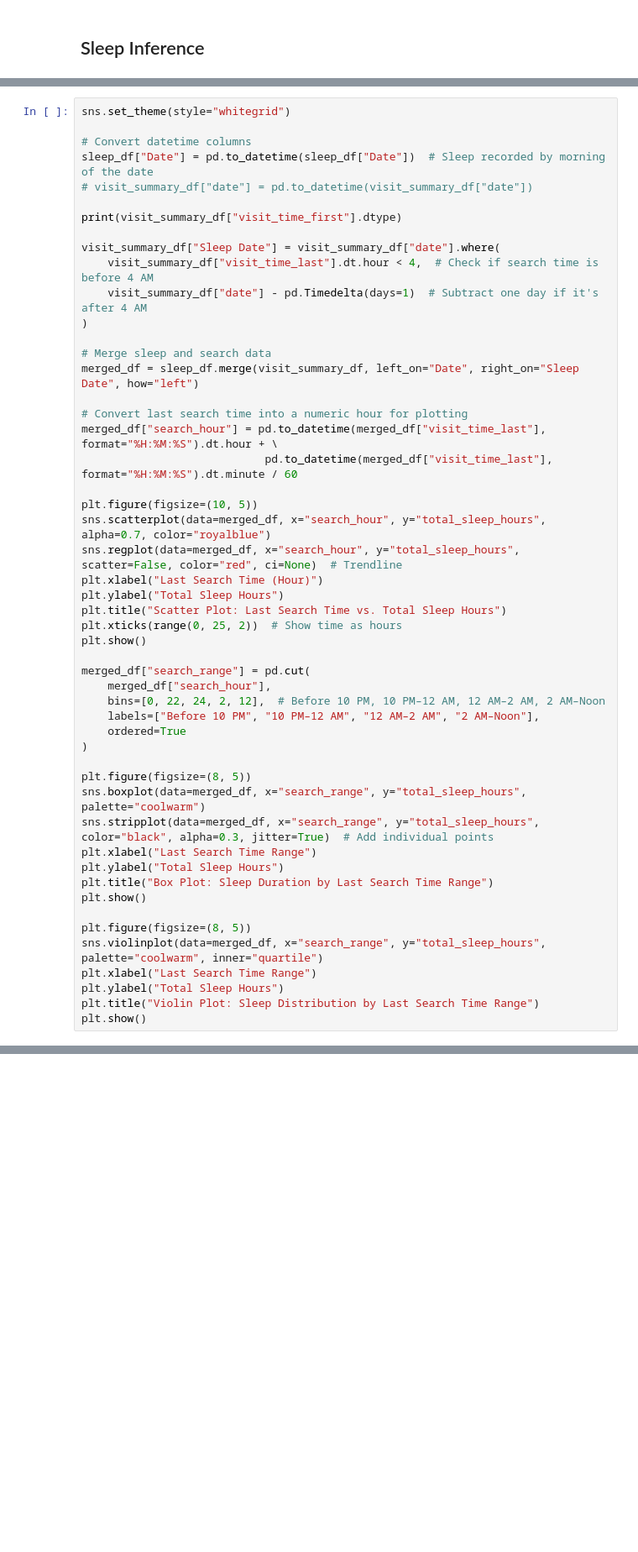
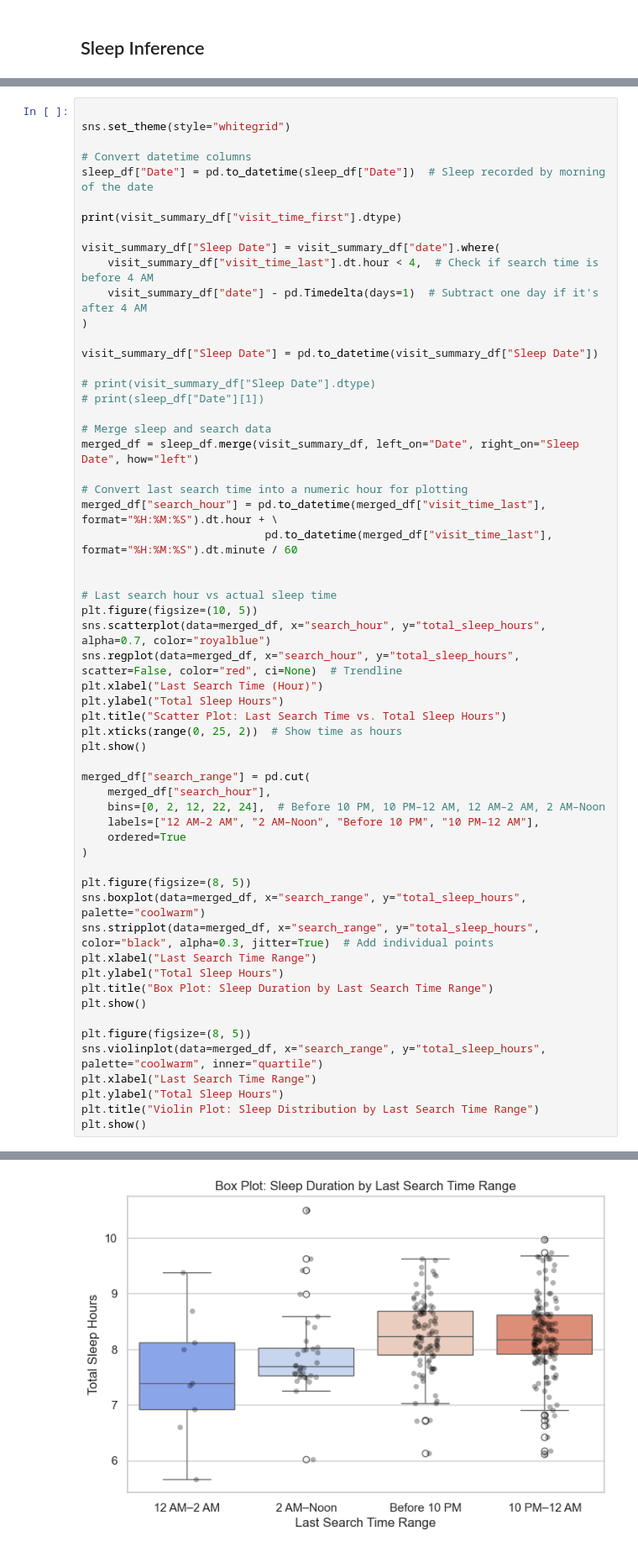
Before and after one commit to elaine-zhang12/google_takeout_sleep, a Jupyter notebook: elaine_sleep_inference.ipynb, the cells around one changed output, grey strips where cells are left out. Shown at 84% size. Cells and saved outputs as stored; diff of their text form; blank space fills up the shorter version.

```diff
--- a/elaine_sleep_inference.ipynb
+++ b/elaine_sleep_inference.ipynb
@@ -132,9 +131,9 @@ datetime64[ns]
 # %%
+
 sns.set_theme(style="whitegrid")
 
 # Convert datetime columns
 sleep_df["Date"] = pd.to_datetime(sleep_df["Date"])  # Sleep recorded by morning of the date
-# visit_summary_df["date"] = pd.to_datetime(visit_summary_df["date"])
 
 print(visit_summary_df["visit_time_first"].dtype)
 
@@ -143,6 +142,11 @@ visit_summary_df["Sleep Date"] = visit_summary_df["date"].where(
     visit_summary_df["date"] - pd.Timedelta(days=1)  # Subtract one day if it's after 4 AM
 )
 
+visit_summary_df["Sleep Date"] = pd.to_datetime(visit_summary_df["Sleep Date"])
+
+# print(visit_summary_df["Sleep Date"].dtype)
+# print(sleep_df["Date"][1])
+
 # Merge sleep and search data
 merged_df = sleep_df.merge(visit_summary_df, left_on="Date", right_on="Sleep Date", how="left")
 
@@ -150,6 +154,8 @@ merged_df = sleep_df.merge(visit_summary_df, left_on="Date", right_on="Sleep Dat
 merged_df["search_hour"] = pd.to_datetime(merged_df["visit_time_last"], format="%H:%M:%S").dt.hour + \
                             pd.to_datetime(merged_df["visit_time_last"], format="%H:%M:%S").dt.minute / 60
 
+
+# Last search hour vs actual sleep time
 plt.figure(figsize=(10, 5))
 sns.scatterplot(data=merged_df, x="search_hour", y="total_sleep_hours", alpha=0.7, color="royalblue")
 sns.regplot(data=merged_df, x="search_hour", y="total_sleep_hours", scatter=False, color="red", ci=None)  # Trendline
@@ -161,8 +167,8 @@ plt.show()
 
 merged_df["search_range"] = pd.cut(
     merged_df["search_hour"],
-    bins=[0, 22, 24, 2, 12],  # Before 10 PM, 10 PM–12 AM, 12 AM–2 AM, 2 AM–Noon
-    labels=["Before 10 PM", "10 PM–12 AM", "12 AM–2 AM", "2 AM–Noon"],
+    bins=[0, 2, 12, 22, 24],  # Before 10 PM, 10 PM–12 AM, 12 AM–2 AM, 2 AM–Noon
+    labels=["12 AM–2 AM", "2 AM–Noon", "Before 10 PM", "10 PM–12 AM"],
     ordered=True
 )
 
@@ -186,0 +197 @@ ValueError: bins must increase monotonically.
+[figure, added]
```
Also changed, not shown: parts of 3 cells of this notebook, 2 other files.
